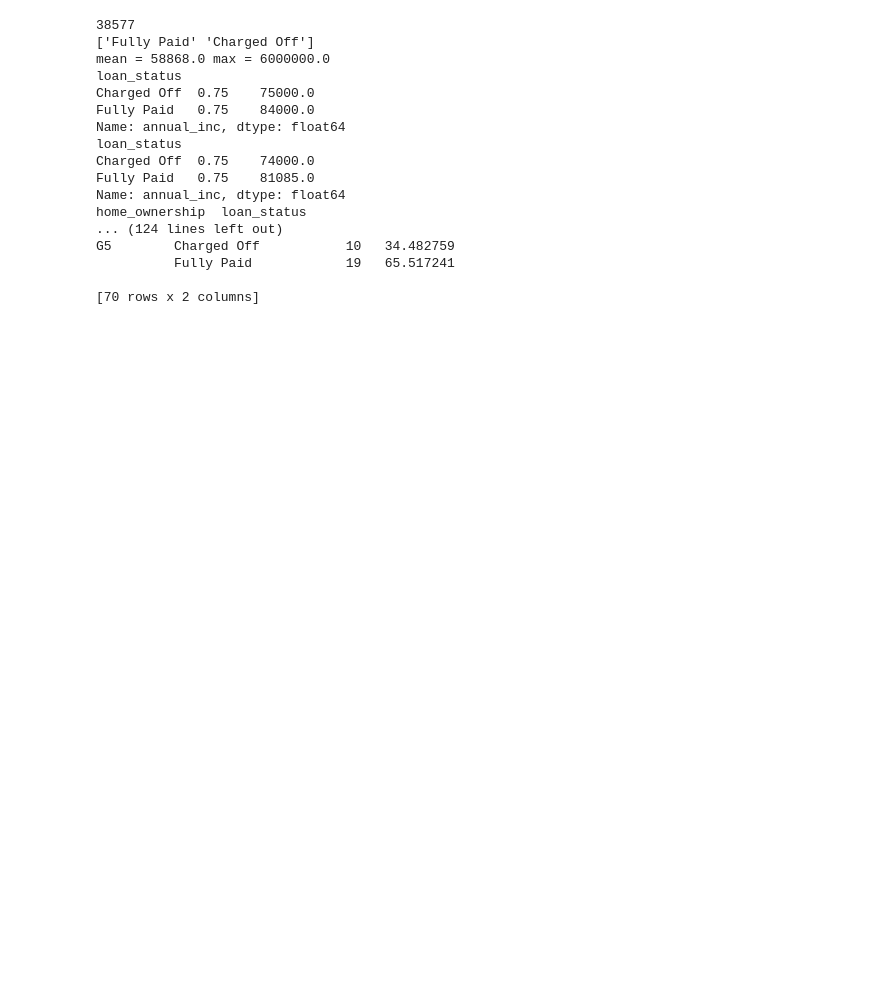
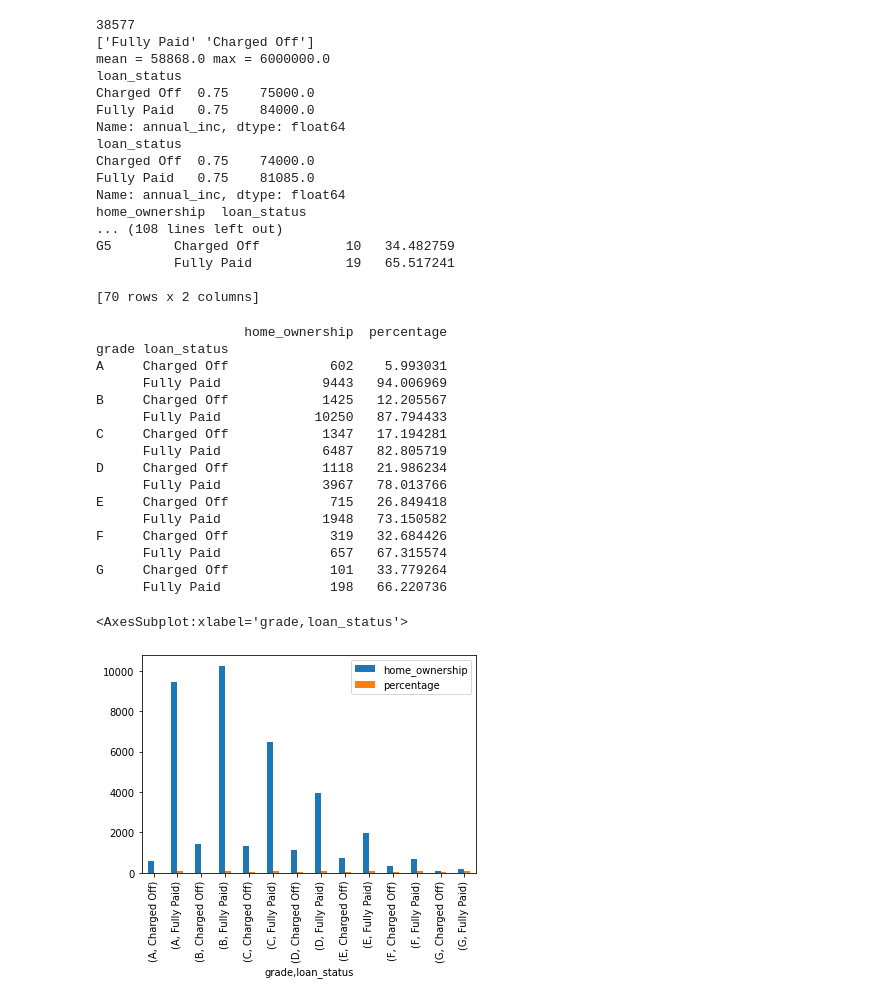
Before and after one commit to anandkeshri07/LendingClubCaseStudy, a Jupyter notebook: Anand_Kumar_Keshri.ipynb, the cells around one changed output. Drawn from its saved outputs; the diff is of its cells as text; code cells hidden in the pictures; blank space fills up the shorter version.

Commit message:
Analysis and excel to track the analysis

```diff
--- a/Anand_Kumar_Keshri.ipynb
+++ b/Anand_Kumar_Keshri.ipynb
@@ -2,6 +2,7 @@
 import pandas as pd
 import matplotlib.pyplot as plt
 import numpy as np
+import seaborn as sns
 loans = pd.read_csv('/Users/anand.keshri/upgrad/loan.csv')
 
 loans.drop(['id',
@@ -203,19 +204,13 @@ print(loans_addr_state)
 #Analysis on grade
 
 
-loans_grade = loans.groupby(['grade','loan_status']).agg({'loan_status': 'count'})
-loans_grade['percentage'] = 100 * loans_grade['loan_status'] / loans_grade.groupby('grade')['loan_status'].transform('sum')
-print(loans_grade)
-
-
-#grade -- Grade E G and F has highest number of charged offs  more than 26%
-
-
-#Analysis on grade
 
 
 loans_grade = loans.groupby(['grade','loan_status']).agg({'loan_status': 'count'})
 loans_grade['percentage'] = 100 * loans_grade['loan_status'] / loans_grade.groupby('grade')['loan_status'].transform('sum')
+loans_grade.rename(columns={"loan_status": "loan_status_count"}, inplace=True)
+loans_grade.reset_index()
+#sns.barplot(x = loans_grade.index), y = loans_grade.values)
 print(loans_grade)
 
 
@@ -244,8 +239,36 @@ Charged Off  0.75    74000.0
 Fully Paid   0.75    81085.0
 Name: annual_inc, dtype: float64
 home_ownership  loan_status
-... (124 lines left out)
+... (108 lines left out)
 G5        Charged Off           10   34.482759
           Fully Paid            19   65.517241
 
 [70 rows x 2 columns]
+# %%
+pivot = loans.pivot_table(index =['grade','loan_status'],
+                       values =['home_ownership'], aggfunc ='count')
+
+
+#table['% of Total'] = (table.C / table.C.sum() * 100).astype(str) + '%'
+pivot['percentage'] = (pivot.home_ownership / pivot.groupby(level=0).home_ownership.transform(sum) * 100)
+print(pivot)
+pivot.plot.bar()
+# %% [output]
+                   home_ownership  percentage
+grade loan_status
+A     Charged Off             602    5.993031
+      Fully Paid             9443   94.006969
+B     Charged Off            1425   12.205567
+      Fully Paid            10250   87.794433
+C     Charged Off            1347   17.194281
+      Fully Paid             6487   82.805719
+D     Charged Off            1118   21.986234
+      Fully Paid             3967   78.013766
+E     Charged Off             715   26.849418
+      Fully Paid             1948   73.150582
+F     Charged Off             319   32.684426
+      Fully Paid              657   67.315574
+G     Charged Off             101   33.779264
+      Fully Paid              198   66.220736
+<AxesSubplot:xlabel='grade,loan_status'>
+[figure, added]
```
Also changed, not shown: parts of 1 cell of this notebook, 1 other file.
